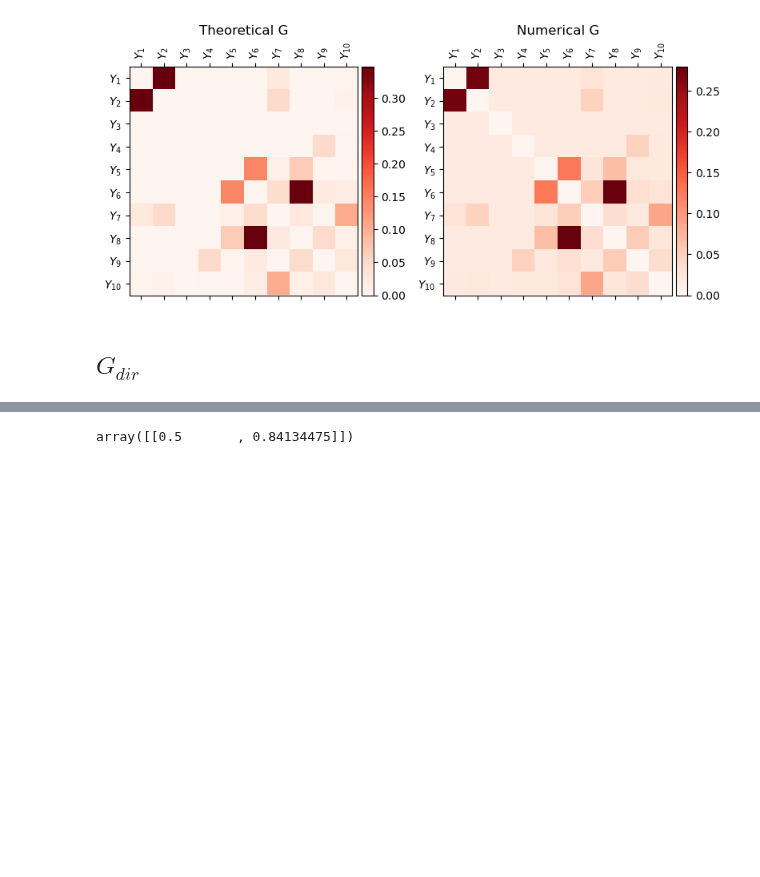
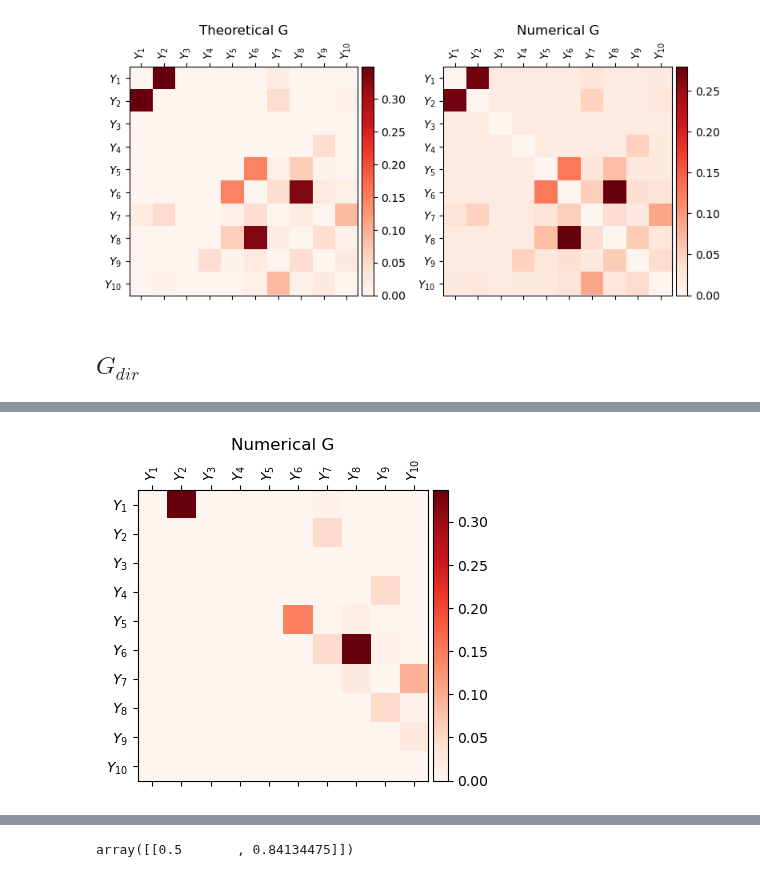
Before and after one commit to jonasbruhub/Analysis-of-Production-flow-systems-with-focus-on-industry, a Jupyter notebook: Simulations and code/Example Network Gaussian 10.ipynb, the cells around one changed output, grey strips where cells are left out. Saved outputs shown, nothing was run; the diff lists cells and outputs as text; code cells hidden in the pictures; blank space fills up the shorter version.

```diff
--- a/Simulations and code/Example Network Gaussian 10.ipynb
+++ b/Simulations and code/Example Network Gaussian 10.ipynb
@@ -431,4 +484,15 @@ plt.savefig(graphics_path + "/GObs theoretical and numerical comparisson.pdf", b
 # %% [output]
 [figure]
+# %%
+def PlotInformationMatrix(G,ax = None, vmin = 0):
+    if not ax:
+        fig, ax = plt.subplots(1,1, figsize = (4,4))
+    N = G.shape[0]
+    r = ax.matshow(G, cmap = "Reds", vmin = vmin)
+    divider = make_axes_locatable(ax)
+    cax = divider.append_axes("right", size="5%", pad=0.05)
+    plt.colorbar(r, cax=cax)
+    VariableMatrixSetLabels(ax, N, "Y")
+    ax.set_title("Numerical G")
 # %% [markdown]
 ## $G_{dir}$
@@ -434,0 +523,4 @@ plt.savefig(graphics_path + "/GObs theoretical and numerical comparisson.pdf", b
+# %%
+PlotInformationMatrix(np.triu(G_obs_theoretical) @ np.linalg.pinv( np.eye(10) + np.triu(G_obs_theoretical)))
+# %% [output]
+[figure, added]
```
Also changed, not shown: parts of 17 cells of this notebook, 33 other files.
